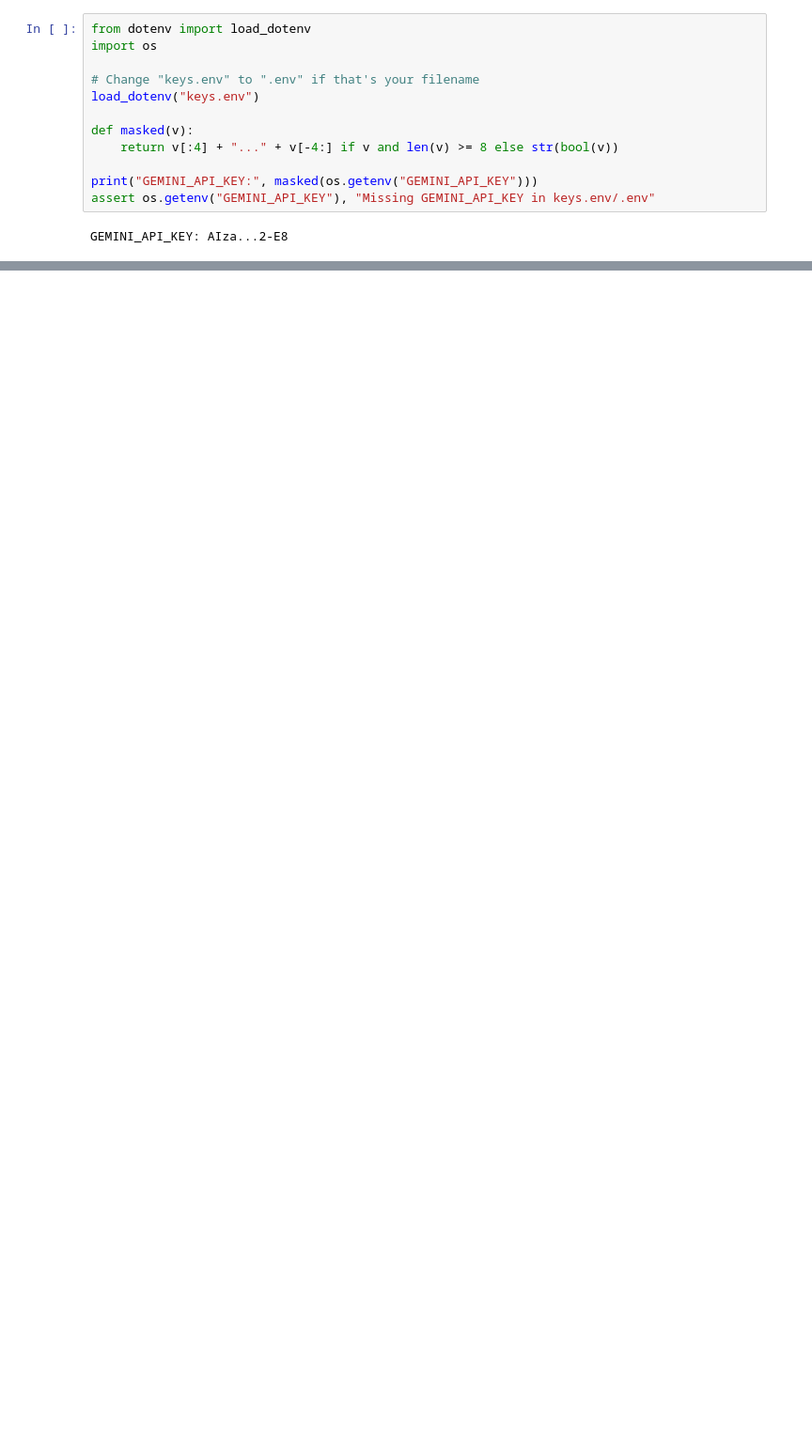
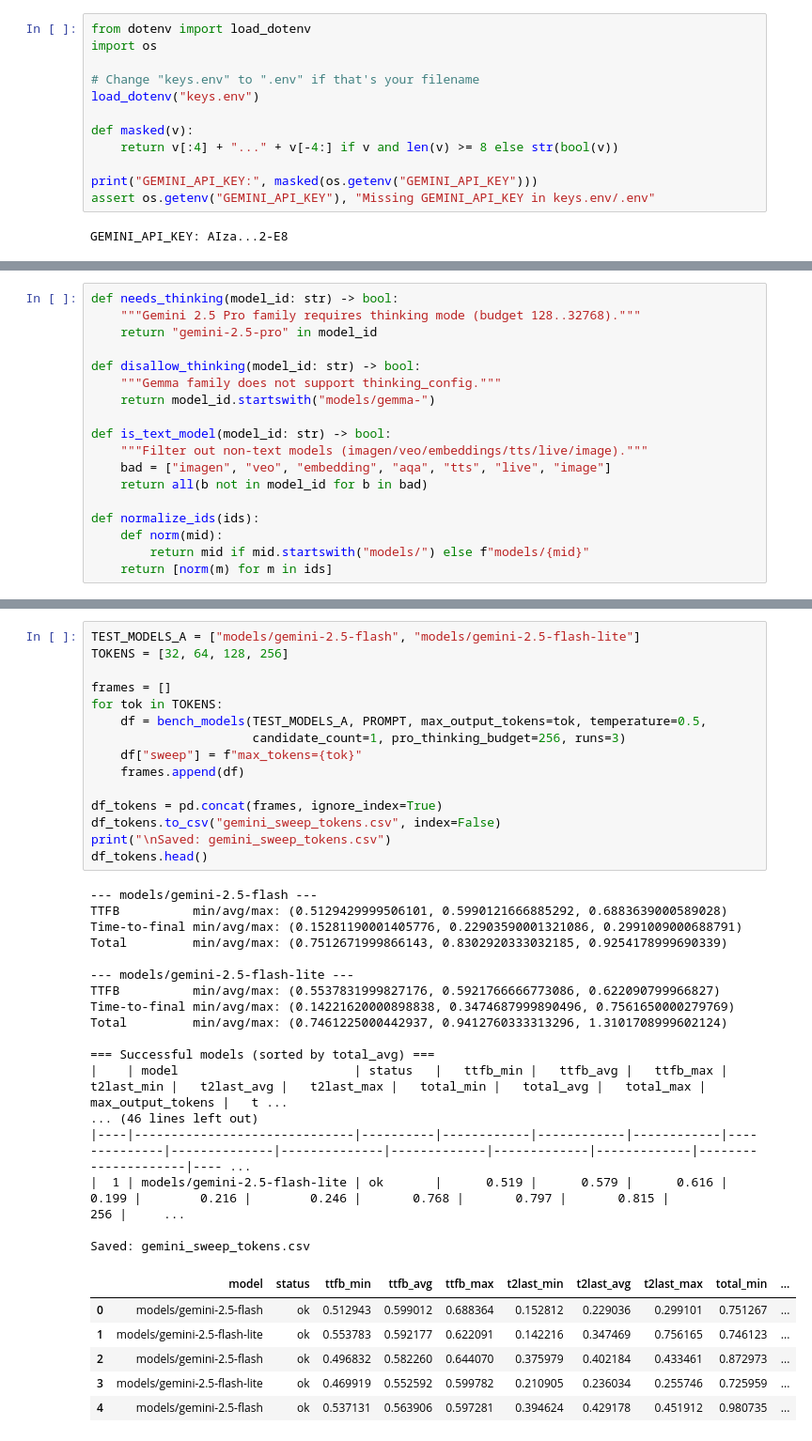
Before and after one commit to BhanutejaS/speech2speech-webapp, a Jupyter notebook: Gemini LLM Models Combarition.ipynb, the cells around one changed output, grey strips where cells are left out. Shown: that part at 94% size. Cells and saved outputs as stored; diff of their text form; blank space fills up the shorter version.

Commit message:
Update Gemini LLM Models Combination notebook and keys.env

```diff
--- a/Gemini LLM Models Combarition.ipynb
+++ b/Gemini LLM Models Combarition.ipynb
@@ -263,0 +57,18 @@ Error:
+# %%
+def needs_thinking(model_id: str) -> bool:
+    """Gemini 2.5 Pro family requires thinking mode (budget 128..32768)."""
+    return "gemini-2.5-pro" in model_id
+
+def disallow_thinking(model_id: str) -> bool:
+    """Gemma family does not support thinking_config."""
+    return model_id.startswith("models/gemma-")
+
+def is_text_model(model_id: str) -> bool:
+    """Filter out non-text models (imagen/veo/embeddings/tts/live/image)."""
+    bad = ["imagen", "veo", "embedding", "aqa", "tts", "live", "image"]
+    return all(b not in model_id for b in bad)
+
+def normalize_ids(ids):
+    def norm(mid):
+        return mid if mid.startswith("models/") else f"models/{mid}"
+    return [norm(m) for m in ids]
@@ -263,0 +322,39 @@ Error:
+# %%
+TEST_MODELS_A = ["models/gemini-2.5-flash", "models/gemini-2.5-flash-lite"]
+TOKENS = [32, 64, 128, 256]
+
+frames = []
+for tok in TOKENS:
+    df = bench_models(TEST_MODELS_A, PROMPT, max_output_tokens=tok, temperature=0.5,
+                      candidate_count=1, pro_thinking_budget=256, runs=3)
+    df["sweep"] = f"max_tokens={tok}"
+    frames.append(df)
+
+df_tokens = pd.concat(frames, ignore_index=True)
+df_tokens.to_csv("gemini_sweep_tokens.csv", index=False)
+print("\nSaved: gemini_sweep_tokens.csv")
+df_tokens.head()
+# %% [output]
+--- models/gemini-2.5-flash ---
+TTFB          min/avg/max: (0.5129429999506101, 0.5990121666885292, 0.6883639000589028)
+Time-to-final min/avg/max: (0.15281190001405776, 0.22903590001321086, 0.2991009000688791)
+Total         min/avg/max: (0.7512671999866143, 0.8302920333032185, 0.9254178999690339)
+
+--- models/gemini-2.5-flash-lite ---
+TTFB          min/avg/max: (0.5537831999827176, 0.5921766666773086, 0.622090799966827)
+Time-to-final min/avg/max: (0.14221620000898838, 0.3474687999890496, 0.7561650000279769)
+Total         min/avg/max: (0.7461225000442937, 0.9412760333313296, 1.3101708999602124)
+
+=== Successful models (sorted by total_avg) ===
+|    | model                        | status   |   ttfb_min |   ttfb_avg |   ttfb_max |   t2last_min |   t2last_avg |   t2last_max |   total_min |   total_avg |   total_max |   max_output_tokens |   t ...
+... (46 lines left out)
+|----|------------------------------|----------|------------|------------|------------|--------------|--------------|--------------|-------------|-------------|-------------|---------------------|---- ...
+|  1 | models/gemini-2.5-flash-lite | ok       |      0.519 |      0.579 |      0.616 |        0.199 |        0.216 |        0.246 |       0.768 |       0.797 |       0.815 |                 256 |     ...
+
+Saved: gemini_sweep_tokens.csv
+|  | model | status | ttfb_min | ttfb_avg | ttfb_max | t2last_min | t2last_avg | t2last_max | total_min | ... |
+| 0 | models/gemini-2.5-flash | ok | 0.512943 | 0.599012 | 0.688364 | 0.152812 | 0.229036 | 0.299101 | 0.751267 | ... |
+| 1 | models/gemini-2.5-flash-lite | ok | 0.553783 | 0.592177 | 0.622091 | 0.142216 | 0.347469 | 0.756165 | 0.746123 | ... |
+| 2 | models/gemini-2.5-flash | ok | 0.496832 | 0.582260 | 0.644070 | 0.375979 | 0.402184 | 0.433461 | 0.872973 | ... |
+| 3 | models/gemini-2.5-flash-lite | ok | 0.469919 | 0.552592 | 0.599782 | 0.210905 | 0.236034 | 0.255746 | 0.725959 | ... |
+| 4 | models/gemini-2.5-flash | ok | 0.537131 | 0.563906 | 0.597281 | 0.394624 | 0.429178 | 0.451912 | 0.980735 | ... |
```
Also changed, not shown: parts of 28 cells of this notebook.
